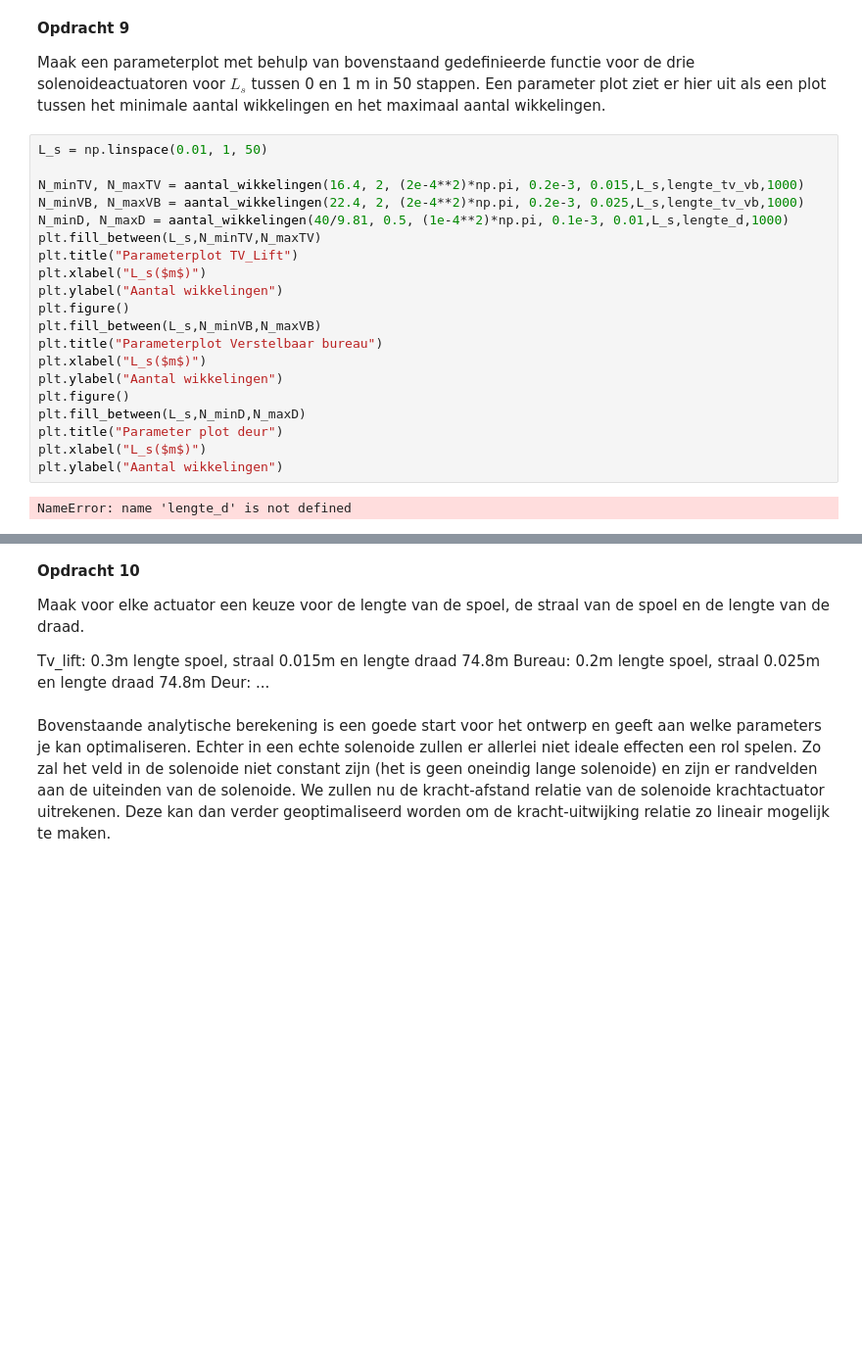
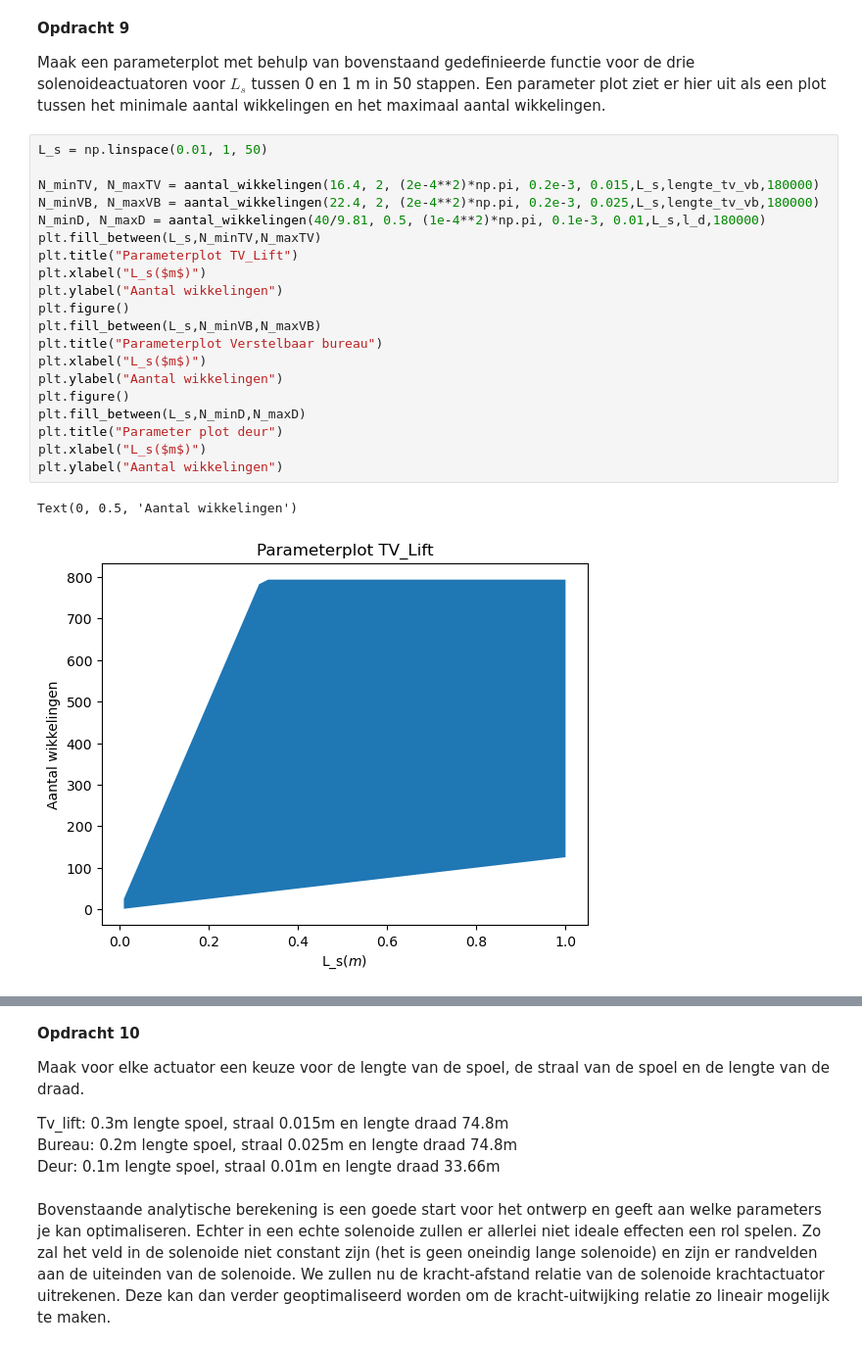
Before and after one commit to oprelo/opdrachten-DEF-D, a Jupyter notebook: DigitaleOntwerpopdrachten/2KrachtactuatorOpdracht/2KrachtactuatorOpdracht/KrachtactuatorOpdracht.ipynb, the cells around one changed output, grey strips where cells are left out. Shown at 98% size. Saved outputs shown, nothing was run; the diff lists cells and outputs as text; blank space fills up the shorter version.

```diff
--- a/DigitaleOntwerpopdrachten/2KrachtactuatorOpdracht/2KrachtactuatorOpdracht/KrachtactuatorOpdracht.ipynb
+++ b/DigitaleOntwerpopdrachten/2KrachtactuatorOpdracht/2KrachtactuatorOpdracht/KrachtactuatorOpdracht.ipynb
@@ -239,22 +242,23 @@ Maak een parameterplot met behulp van bovenstaand gedefinieerde functie voor de
 # %%
 L_s = np.linspace(0.01, 1, 50)
 
-N_minTV, N_maxTV = aantal_wikkelingen(16.4, 2, (2e-4**2)*np.pi, 0.2e-3, 0.015,L_s,lengte_tv_vb,1000)
-N_minVB, N_maxVB = aantal_wikkelingen(22.4, 2, (2e-4**2)*np.pi, 0.2e-3, 0.025,L_s,lengte_tv_vb,1000)
-N_minD, N_maxD = aantal_wikkelingen(40/9.81, 0.5, (1e-4**2)*np.pi, 0.1e-3, 0.01,L_s,lengte_d,1000)
+N_minTV, N_maxTV = aantal_wikkelingen(16.4, 2, (2e-4**2)*np.pi, 0.2e-3, 0.015,L_s,lengte_tv_vb,180000)
+N_minVB, N_maxVB = aantal_wikkelingen(22.4, 2, (2e-4**2)*np.pi, 0.2e-3, 0.025,L_s,lengte_tv_vb,180000)
+N_minD, N_maxD = aantal_wikkelingen(40/9.81, 0.5, (1e-4**2)*np.pi, 0.1e-3, 0.01,L_s,l_d,180000)
 plt.fill_between(L_s,N_minTV,N_maxTV)
 plt.title("Parameterplot TV_Lift")
 plt.xlabel("L_s($m$)")
 plt.ylabel("Aantal wikkelingen")
 plt.figure()
 plt.fill_between(L_s,N_minVB,N_maxVB)
 plt.title("Parameterplot Verstelbaar bureau")
 plt.xlabel("L_s($m$)")
 plt.ylabel("Aantal wikkelingen")
 plt.figure()
 plt.fill_between(L_s,N_minD,N_maxD)
 plt.title("Parameter plot deur")
 plt.xlabel("L_s($m$)")
 plt.ylabel("Aantal wikkelingen")
 # %% [output]
-NameError: name 'lengte_d' is not defined
+Text(0, 0.5, 'Aantal wikkelingen')
+[figure, added]
@@ -264,9 +270,9 @@ NameError: name 'lengte_d' is not defined
 
 Maak voor elke actuator een keuze voor de lengte van de spoel, de straal van de spoel en de lengte van de draad.
 
-Tv_lift: 0.3m lengte spoel, straal 0.015m en lengte draad 74.8m
-Bureau: 0.2m lengte spoel, straal 0.025m en lengte draad 74.8m
-Deur: ...
+Tv_lift: 0.3m lengte spoel, straal 0.015m en lengte draad 74.8m\
+Bureau: 0.2m lengte spoel, straal 0.025m en lengte draad 74.8m\
+Deur: 0.1m lengte spoel, straal 0.01m en lengte draad 33.66m
 # %% [markdown]
 Bovenstaande analytische berekening is een goede start voor het ontwerp en geeft aan welke parameters je kan optimaliseren. Echter in een echte solenoide zullen er allerlei niet ideale effecten een rol spelen. Zo zal het veld in de solenoide niet constant zijn (het is geen oneindig lange solenoide) en zijn er randvelden aan de uiteinden van de solenoide. We zullen nu de kracht-afstand relatie van de solenoide krachtactuator uitrekenen. Deze kan dan verder geoptimaliseerd worden om de kracht-uitwijking relatie zo lineair mogelijk te maken.
 # %% [markdown]
```
Also changed, not shown: parts of 15 cells of this notebook, 2 other files.
